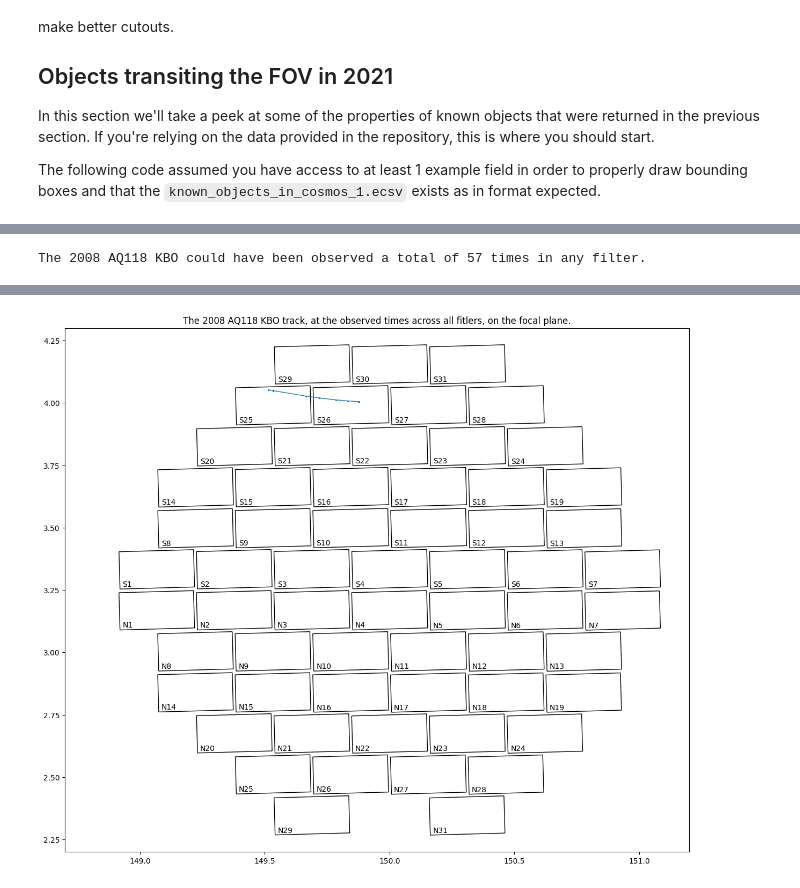
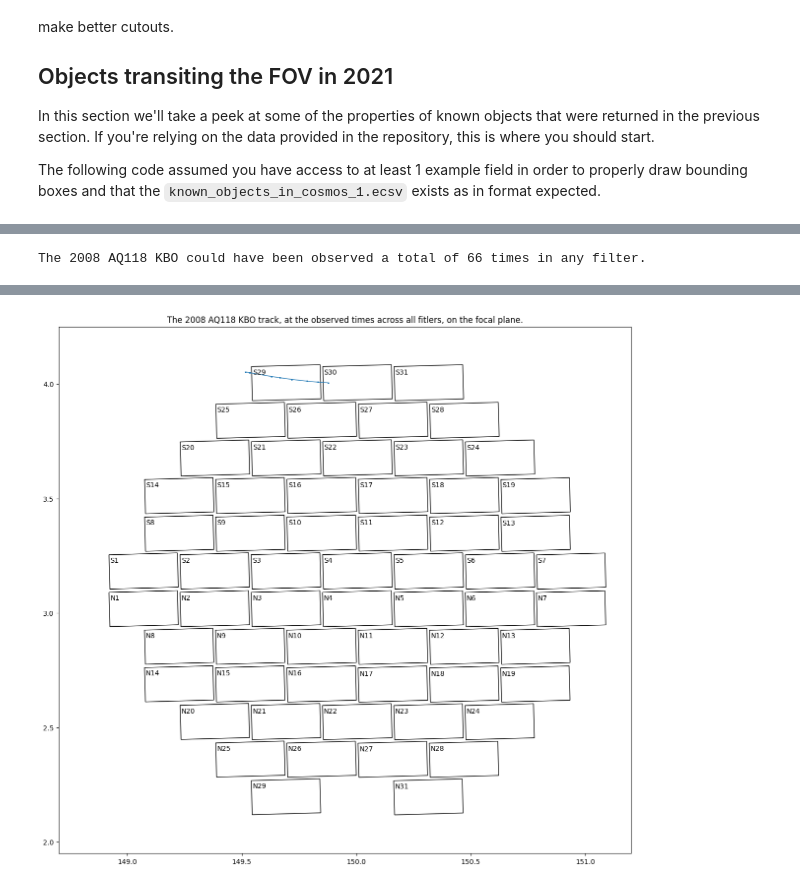
Before and after one commit to DinoBektesevic/cosmos1_2021_data_exploration, a Jupyter notebook: COSMOS1_Data_Exploration.ipynb, the cells around one changed output, grey strips where cells are left out. Drawn from its saved outputs; the diff is of its cells as text; code cells hidden in the pictures.

```diff
--- a/COSMOS1_Data_Exploration.ipynb
+++ b/COSMOS1_Data_Exploration.ipynb
@@ -26,13 +28,8 @@ The survey is described in more depth in [this paper](https://ui.adsabs.harvard.
 
 The COSMOS 1 field is generally located at:
 # %%
-# the first is reported by FITS WCS, but the second values are better for Skybot
-# The raw WCS vs fitted WCS seems much better. So we will look for a wide ADA
-# cone and use a slightly "wrong" dec_center
-#ra_center = 150.00045
-#dec_center = 3.10005
-ra_center = 150.00045
-dec_center = 3.248005
+ra_center = 150.002625
+dec_center = 3.09713889
 # %% [markdown]
 DECam and CTIO cover approximately 3 square degrees on the sky, i.e. it spans the radius of:
 # %%
@@ -280,9 +271,5 @@ WARNING: FITSFixedWarning: The WCS transformation has more axes (2) than the ima
 # %%
 fig, ax = plt.subplots(figsize=(15, 15))
-
-ra_center = 150.00045
-dec_center = 3.10005
-radius = 1.1 # degrees
 
 kbo_only = objects[objects["Name"] == "2008 AQ118"]
 print(f"The 2008 AQ118 KBO could have been observed a total of {len(kbo_only)} times in any filter.")
@@ -291,7 +278,7 @@ plot_all_objs(ax, kbo_only, (ra_center, dec_center), show_field=False, lw=1, ms=
 
 ax.set_title("The 2008 AQ118 KBO track, at the observed times across all fitlers, on the focal plane.")
 ax.set_xlim(148.7, 151.2)
-ax.set_ylim(2.2, 4.3)
+ax.set_ylim(1.95, 4.25)
 ax.set_aspect("equal")
 # %% [output]
-The 2008 AQ118 KBO could have been observed a total of 57 times in any filter.
+The 2008 AQ118 KBO could have been observed a total of 66 times in any filter.
@@ -301 +285 @@ WARNING: FITSFixedWarning: The WCS transformation has more axes (2) than the ima
-[figure, old version]
+[figure, new version]
```
Also changed, not shown: parts of 9 cells of this notebook, 4 other files.
